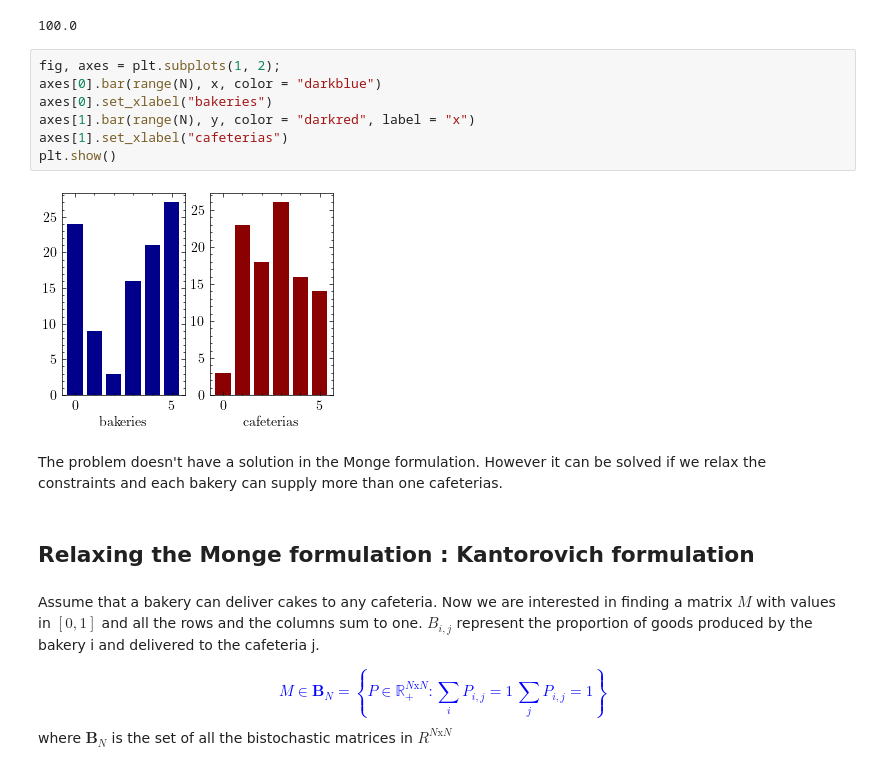
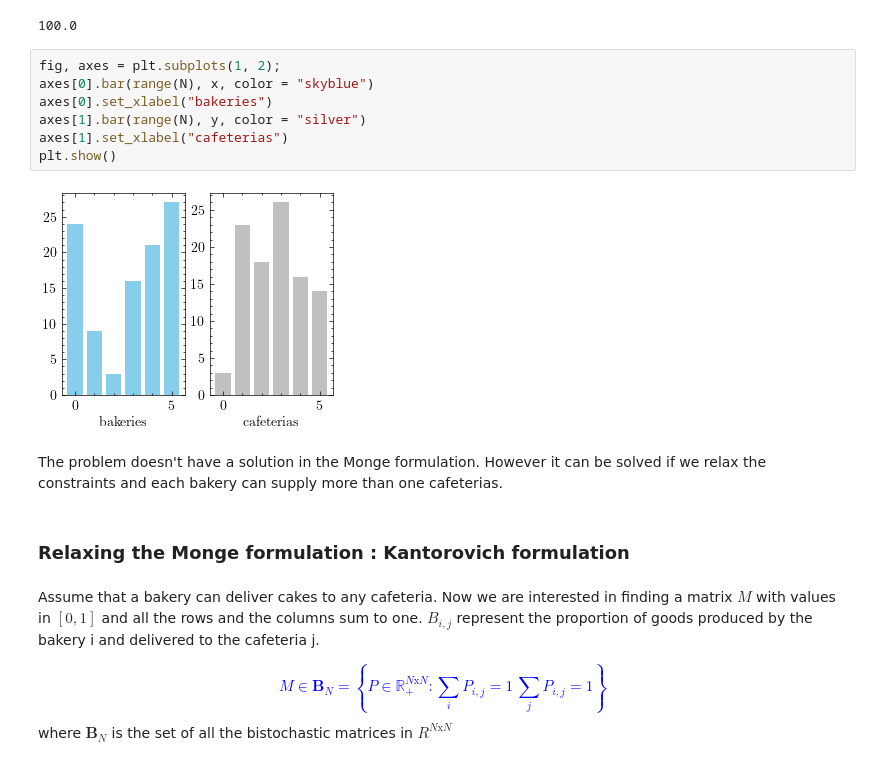
Before and after one commit to istmarc/optimal-transport, a Jupyter notebook: discrete/Relaxing the Monge formulation.ipynb, the cells around one changed output. Drawn from its saved outputs; the diff is of its cells as text.

Commit message:
Update relaxing the monge formulation

```diff
--- a/discrete/Relaxing the Monge formulation.ipynb
+++ b/discrete/Relaxing the Monge formulation.ipynb
@@ -40,17 +41,17 @@ y.sum()
 100.0
 # %%
 fig, axes = plt.subplots(1, 2);
-axes[0].bar(range(N), x, color = "darkblue")
+axes[0].bar(range(N), x, color = "skyblue")
 axes[0].set_xlabel("bakeries")
-axes[1].bar(range(N), y, color = "darkred", label = "x")
+axes[1].bar(range(N), y, color = "silver")
 axes[1].set_xlabel("cafeterias")
 plt.show()
 # %% [output]
-[figure, old version]
+[figure, new version]
 # %% [markdown]
 The problem doesn't have a solution in the Monge formulation. However it can be solved if we relax the constraints and each bakery can supply more than one cafeterias.
 # %% [markdown]
-## Relaxing the Monge formulation : Kantorovich formulation
+### Relaxing the Monge formulation : Kantorovich formulation
 # %% [markdown]
 Assume that a bakery can deliver cakes to any cafeteria. Now we are interested in finding a matrix $M$ with values in $[0, 1]$ and all the rows and the columns sum to one. $B_{i,j}$ represent the proportion of goods produced by the bakery i and delivered to the cafeteria j.
 
```
Also changed, not shown: parts of 8 cells of this notebook.
